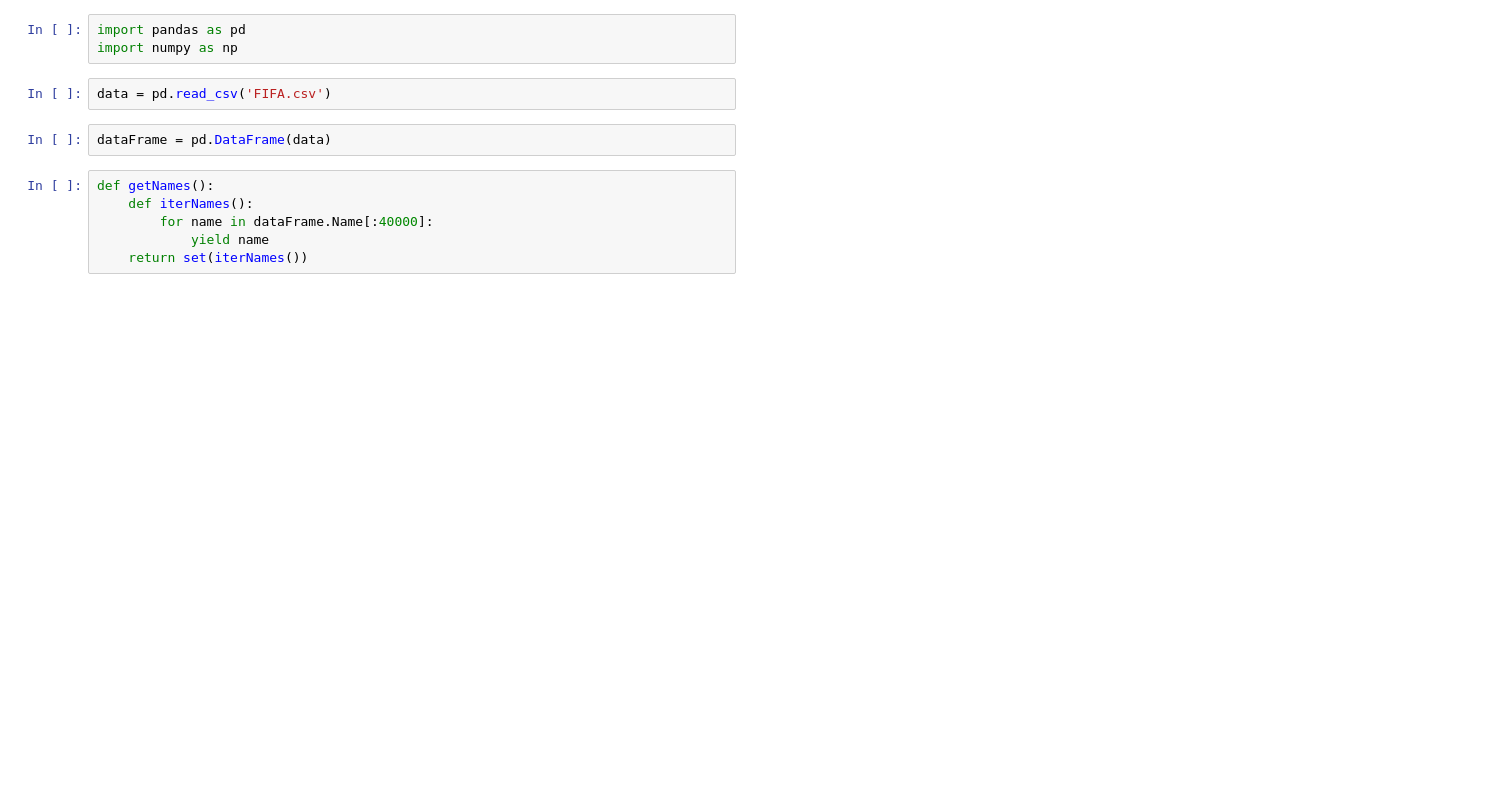
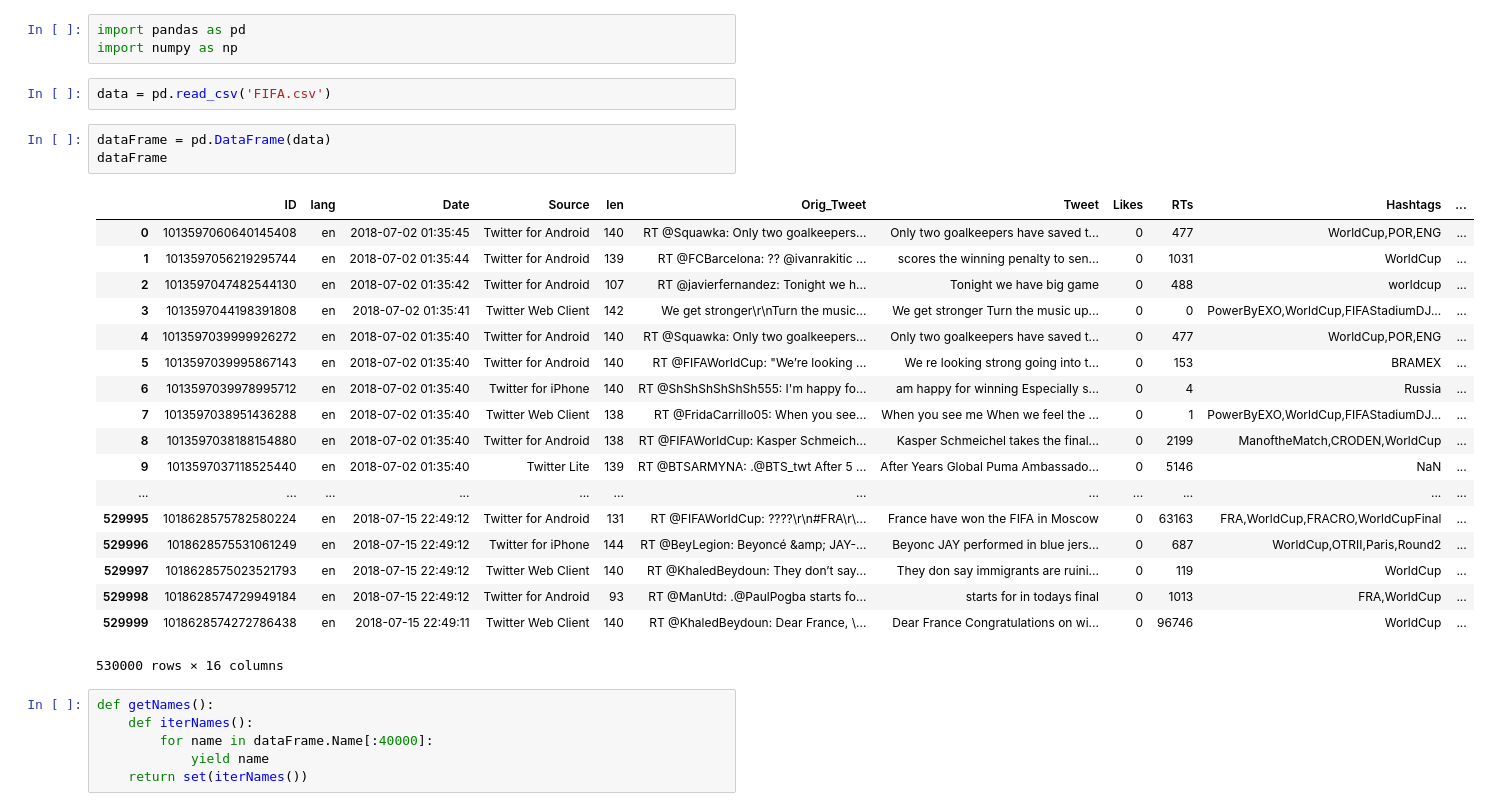
Before and after one commit to PyMore/Metaprogramming, a Jupyter notebook: pandas/pandas.ipynb, the cells around one changed output. Saved outputs shown, nothing was run; the diff lists cells and outputs as text; blank space fills up the shorter version.

```diff
--- a/pandas/pandas.ipynb
+++ b/pandas/pandas.ipynb
@@ -7,6 +7,26 @@ import numpy as np
 data = pd.read_csv('FIFA.csv')
 # %%
 dataFrame = pd.DataFrame(data)
+dataFrame
+# %% [output]
+|  | ID | lang | Date | Source | len | Orig_Tweet | Tweet | Likes | RTs | Hashtags | ... |
+| 0 | 1013597060640145408 | en | 2018-07-02 01:35:45 | Twitter for Android | 140 | RT @Squawka: Only two goalkeepers... | Only two goalkeepers have saved t... | 0 | 477 | WorldCup,POR,ENG | ... |
+| 1 | 1013597056219295744 | en | 2018-07-02 01:35:44 | Twitter for Android | 139 | RT @FCBarcelona: ?? @ivanrakitic ... | scores the winning penalty to sen... | 0 | 1031 | WorldCup | ... |
+| 2 | 1013597047482544130 | en | 2018-07-02 01:35:42 | Twitter for Android | 107 | RT @javierfernandez: Tonight we h... | Tonight we have big game | 0 | 488 | worldcup | ... |
+| 3 | 1013597044198391808 | en | 2018-07-02 01:35:41 | Twitter Web Client | 142 | We get stronger\r\nTurn the music... | We get stronger Turn the music up... | 0 | 0 | PowerByEXO,WorldCup,FIFAStadiumDJ... | ... |
+| 4 | 1013597039999926272 | en | 2018-07-02 01:35:40 | Twitter for Android | 140 | RT @Squawka: Only two goalkeepers... | Only two goalkeepers have saved t... | 0 | 477 | WorldCup,POR,ENG | ... |
+| 5 | 1013597039995867143 | en | 2018-07-02 01:35:40 | Twitter for Android | 140 | RT @FIFAWorldCup: "We’re looking ... | We re looking strong going into t... | 0 | 153 | BRAMEX | ... |
+| 6 | 1013597039978995712 | en | 2018-07-02 01:35:40 | Twitter for iPhone | 140 | RT @ShShShShShSh555: I'm happy fo... | am happy for winning Especially s... | 0 | 4 | Russia | ... |
+| 7 | 1013597038951436288 | en | 2018-07-02 01:35:40 | Twitter Web Client | 138 | RT @FridaCarrillo05: When you see... | When you see me When we feel the ... | 0 | 1 | PowerByEXO,WorldCup,FIFAStadiumDJ... | ... |
+| 8 | 1013597038188154880 | en | 2018-07-02 01:35:40 | Twitter for Android | 138 | RT @FIFAWorldCup: Kasper Schmeich... | Kasper Schmeichel takes the final... | 0 | 2199 | ManoftheMatch,CRODEN,WorldCup | ... |
+| 9 | 1013597037118525440 | en | 2018-07-02 01:35:40 | Twitter Lite | 139 | RT @BTSARMYNA: .@BTS_twt After 5 ... | After Years Global Puma Ambassado... | 0 | 5146 | NaN | ... |
+| ... | ... | ... | ... | ... | ... | ... | ... | ... | ... | ... | ... |
+| 529995 | 1018628575782580224 | en | 2018-07-15 22:49:12 | Twitter for Android | 131 | RT @FIFAWorldCup: ????\r\n#FRA\r\... | France have won the FIFA in Moscow | 0 | 63163 | FRA,WorldCup,FRACRO,WorldCupFinal | ... |
+| 529996 | 1018628575531061249 | en | 2018-07-15 22:49:12 | Twitter for iPhone | 144 | RT @BeyLegion: Beyoncé &amp; JAY-... | Beyonc JAY performed in blue jers... | 0 | 687 | WorldCup,OTRII,Paris,Round2 | ... |
+| 529997 | 1018628575023521793 | en | 2018-07-15 22:49:12 | Twitter Web Client | 140 | RT @KhaledBeydoun: They don’t say... | They don say immigrants are ruini... | 0 | 119 | WorldCup | ... |
+| 529998 | 1018628574729949184 | en | 2018-07-15 22:49:12 | Twitter for Android | 93 | RT @ManUtd: .@PaulPogba starts fo... | starts for in todays final | 0 | 1013 | FRA,WorldCup | ... |
+| 529999 | 1018628574272786438 | en | 2018-07-15 22:49:11 | Twitter Web Client | 140 | RT @KhaledBeydoun: Dear France, \... | Dear France Congratulations on wi... | 0 | 96746 | WorldCup | ... |
+530000 rows × 16 columns
 # %%
 def getNames():
     def iterNames():
```
Also changed, not shown: parts of 3 cells of this notebook.
